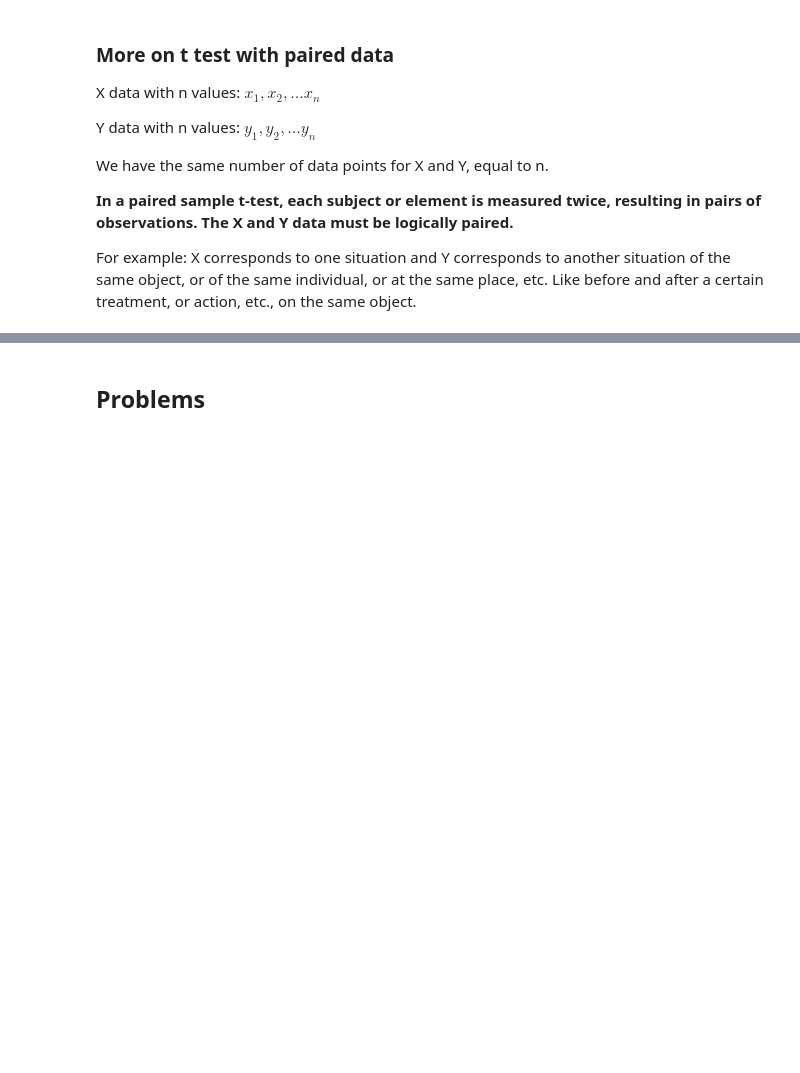
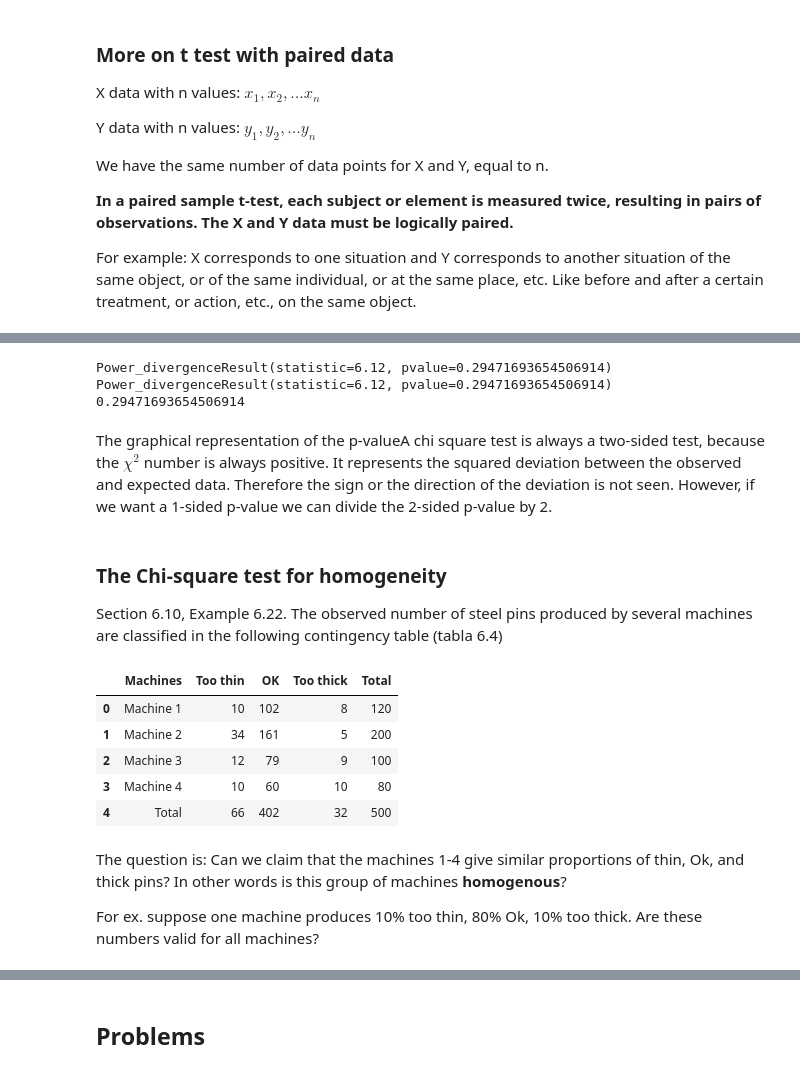
Before and after one commit to lsig/Statistics, a Jupyter notebook: Workbook.ipynb, the cells around one changed output, grey strips where cells are left out. Saved outputs shown, nothing was run; the diff lists cells and outputs as text; code cells hidden in the pictures; blank space fills up the shorter version.

```diff
--- a/Workbook.ipynb
+++ b/Workbook.ipynb
@@ -2061,0 +2147,39 @@ For example: X corresponds to one situation and Y corresponds to another situati
+# %%
+from scipy.stats import chi2, chisquare
+
+obs = [115, 97, 91, 101, 110, 86]
+exp = [100, 100, 100, 100, 100, 100]
+
+print(chisquare(f_obs=obs))
+
+print(chisquare(f_obs=obs, f_exp=exp))
+
+
+print(1 - chi2.cdf(6.12, 5))
+# %% [output]
+Power_divergenceResult(statistic=6.12, pvalue=0.29471693654506914)
+Power_divergenceResult(statistic=6.12, pvalue=0.29471693654506914)
+0.29471693654506914
+# %% [markdown]
+The graphical representation of the p-valueA chi square test is always a two-sided test, because the $\chi^2$ number is always positive. It represents the squared deviation between the observed and expected data. Therefore the sign or the direction of the deviation is not seen. However, if we want a 1-sided p-value we can divide the 2-sided p-value by 2.
+# %% [markdown]
+### The Chi-square test for homogeneity
+Section 6.10, Example 6.22. The observed number of steel pins produced by several machines are classified in the following contingency table (tabla 6.4)
+# %%
+import numpy as np
+import pandas as pd
+from scipy.stats import chisquare, chi2_contingency
+
+df = pd.read_csv("datasets/Ch6/table6.4.csv", names=["Machines", "Too thin", "OK", "Too thick", "Total"], header=0, index_col=False)
+df
+# %% [output]
+|  | Machines | Too thin | OK | Too thick | Total |
+| 0 | Machine 1 | 10 | 102 | 8 | 120 |
+| 1 | Machine 2 | 34 | 161 | 5 | 200 |
+| 2 | Machine 3 | 12 | 79 | 9 | 100 |
+| 3 | Machine 4 | 10 | 60 | 10 | 80 |
+| 4 | Total | 66 | 402 | 32 | 500 |
+# %% [markdown]
+The question is: Can we claim that the machines 1-4 give similar proportions of thin, Ok, and thick pins? In other words is this group of machines **homogenous**?
+
+For ex. suppose one machine produces 10% too thin, 80% Ok, 10% too thick. Are these numbers valid for all machines?
```
Also changed, not shown: parts of 19 cells of this notebook, 1 other file.
